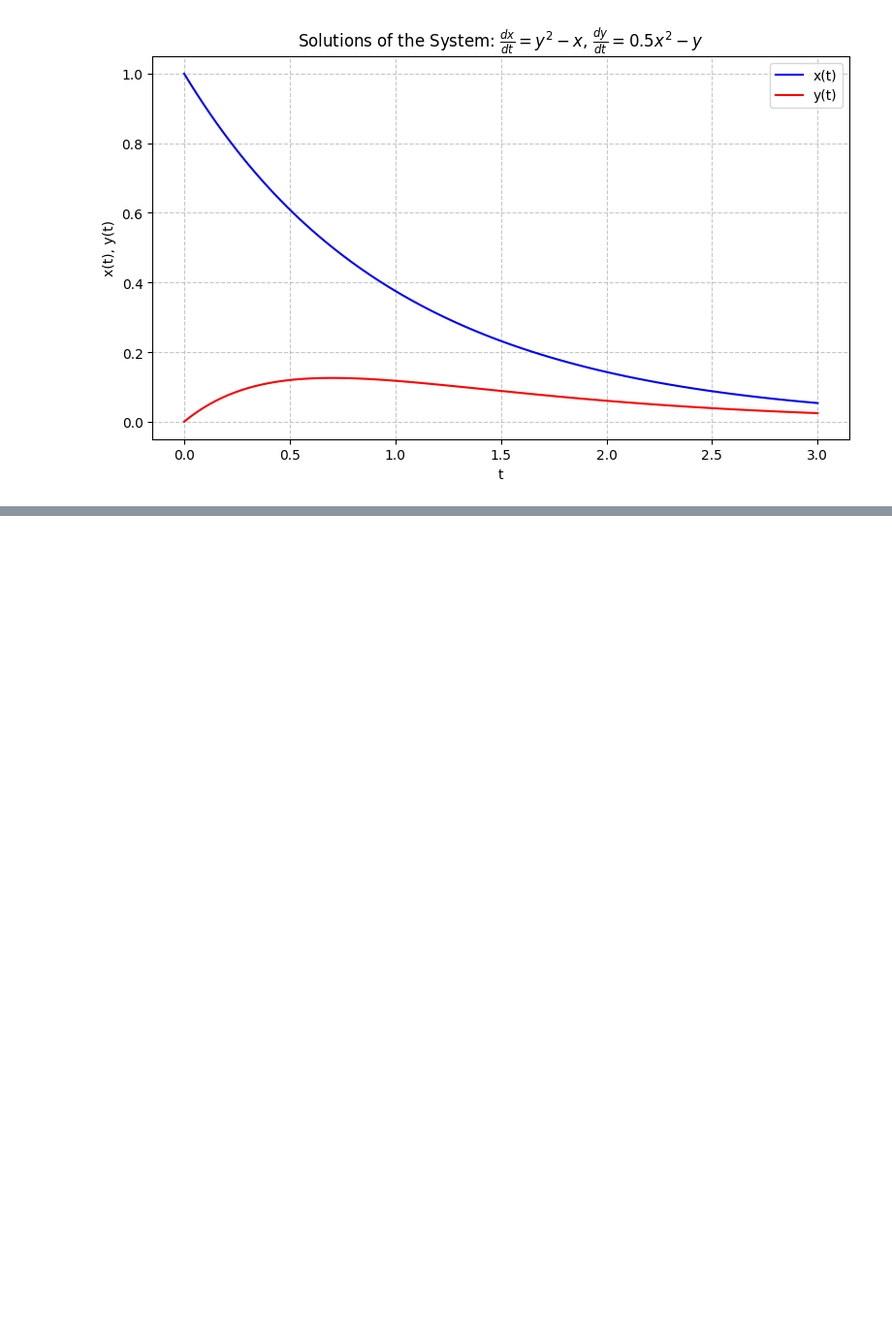
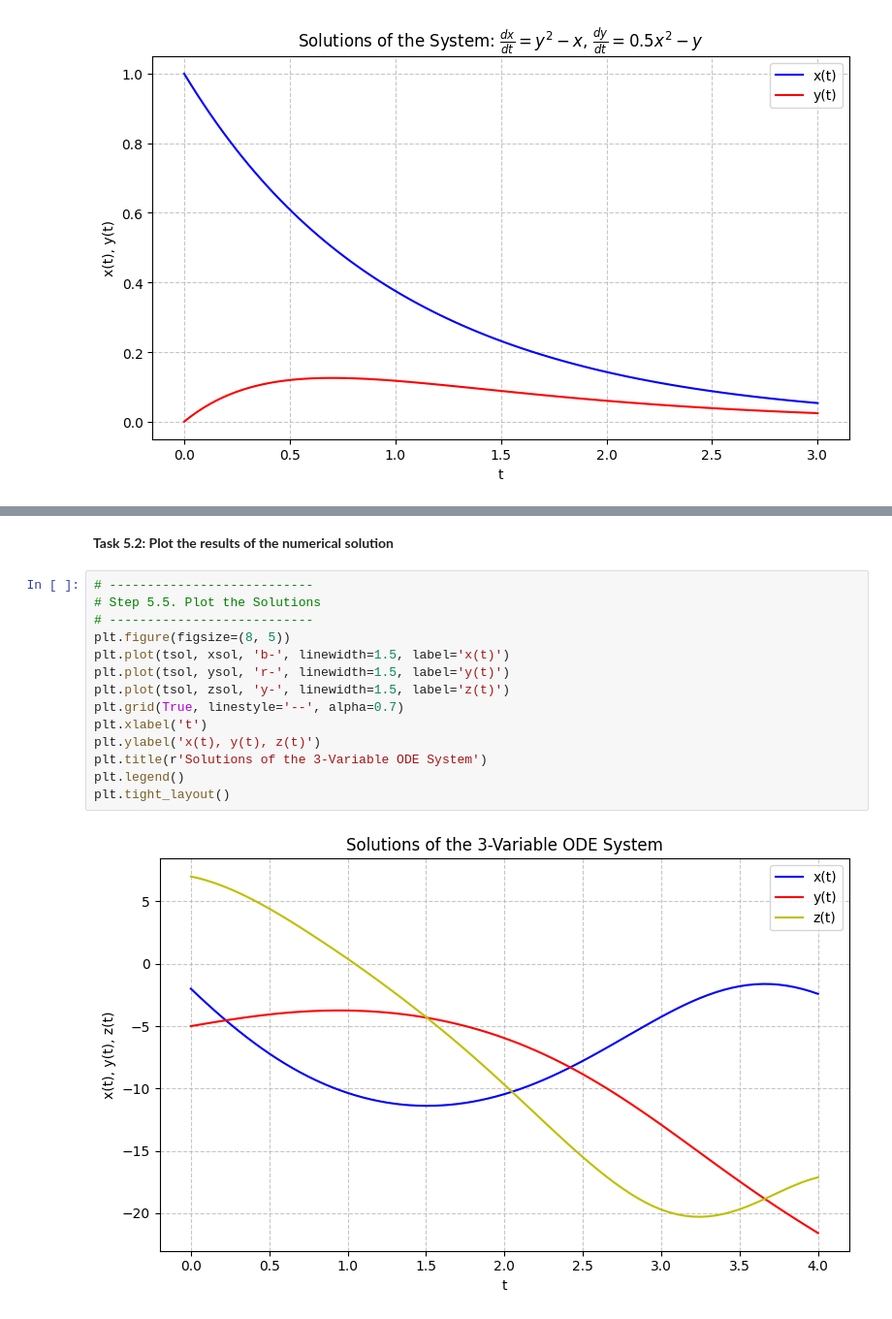
Before and after one commit to CUHKMathModel/Python, a Jupyter notebook: May_16_HSMMC_Analytic_and_Numerical_Solutions_of_DE_solution.ipynb, the cells around one changed output, grey strips where cells are left out. Shown at 97% size. Saved outputs shown, nothing was run; the diff lists cells and outputs as text; blank space fills up the shorter version.

```diff
--- a/May_16_HSMMC_Analytic_and_Numerical_Solutions_of_DE_solution.ipynb
+++ b/May_16_HSMMC_Analytic_and_Numerical_Solutions_of_DE_solution.ipynb
@@ -560,0 +828,18 @@ plt.tight_layout()
+# %% [markdown]
+**Task 5.2: Plot the results of the numerical solution**
+# %%
+# ---------------------------
+# Step 5.5. Plot the Solutions
+# ---------------------------
+plt.figure(figsize=(8, 5))
+plt.plot(tsol, xsol, 'b-', linewidth=1.5, label='x(t)')
+plt.plot(tsol, ysol, 'r-', linewidth=1.5, label='y(t)')
+plt.plot(tsol, zsol, 'y-', linewidth=1.5, label='z(t)')
+plt.grid(True, linestyle='--', alpha=0.7)
+plt.xlabel('t')
+plt.ylabel('x(t), y(t), z(t)')
+plt.title(r'Solutions of the 3-Variable ODE System')
+plt.legend()
+plt.tight_layout()
+# %% [output]
+[figure, added]
```
Also changed, not shown: parts of 19 cells of this notebook, 1 other file.
